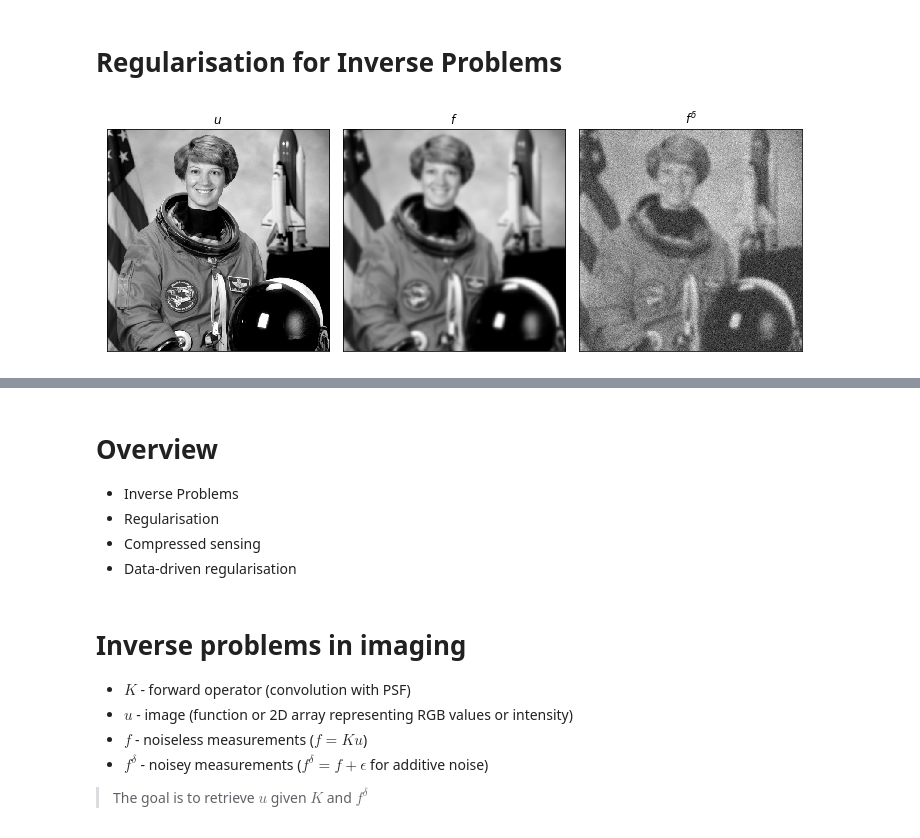
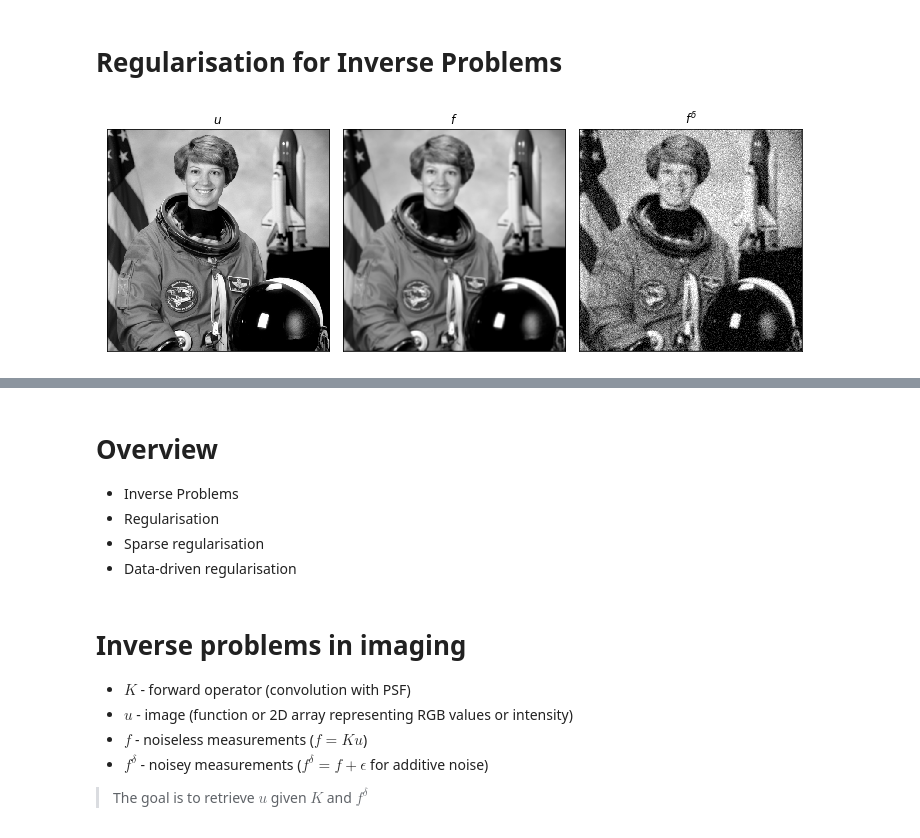
Before and after one commit to TristanvanLeeuwen/Summerschool, a Jupyter notebook: Presentation.ipynb, the cells around one changed output, grey strips where cells are left out. Drawn from its saved outputs; the diff is of its cells as text; code cells hidden in the pictures.

```diff
--- a/Presentation.ipynb
+++ b/Presentation.ipynb
@@ -5,21 +5,26 @@ import numpy as np
 import matplotlib.pyplot as plt
 from skimage.color import rgb2gray
 from skimage import data
-from skimage.filters import gaussian
+from scipy.signal import convolve2d as conv2
 from skimage.util import random_noise
-from skimage.restoration import wiener
+from skimage.restoration import wiener, richardson_lucy
 
 # helper function
-def plot_images(images, titles, fname=[]):
-    n = len(images)
-    fig, ax = plt.subplots(1,n)
+def plot_images(images, titles, fname=[], scale = [0,1]):
+    m = len(images)
+    fig, ax = plt.subplots(1,m)
 
-    for k in range(n):
-        ax[k].set_xticks([])
-        ax[k].set_yticks([])
-        ax[k].imshow(images[k], cmap=plt.cm.gray)
-        ax[k].set_title(titles[k])
-
+    if m > 1:
+        for k in range(m):
+            ax[k].set_xticks([])
+            ax[k].set_yticks([])
+            ax[k].imshow(images[k], cmap=plt.cm.gray, vmin=scale[0], vmax=scale[1])
+            ax[k].set_title(titles[k])
+    else:
+        ax.set_xticks([])
+        ax.set_yticks([])
+        ax.imshow(images[0], cmap=plt.cm.gray, vmin=scale[0], vmax=scale[1])
+        ax.set_title(titles[0])
     fig.set_figwidth(10)
     fig.tight_layout()
 
@@ -28,17 +33,19 @@ def plot_images(images, titles, fname=[]):
 # %%
 # read image
 u = rgb2gray(data.astronaut())
 
 # blur image
-f = gaussian(u,3)
+psf = np.ones((5, 5)) / 25
+f = conv2(u, psf, 'same')
 
 # add_noise
-f_delta = random_noise(f, var = 0.01, clip=False)
+delta = 0.01
+f_delta = random_noise(f, var = delta, clip=False)
 
 # plot
 plot_images([u, f, f_delta], [r'$u$', r'$f$', r'$f^\delta$'], 'example1.png')
 # %% [output]
-[figure, old version]
+[figure, new version]
 # %% [markdown]
 # A typical Inverse Problem ...
 
@@ -48,7 +55,7 @@ plot_images([u, f, f_delta], [r'$u$', r'$f$', r'$f^\delta$'], 'example1.png')
 
 * Inverse Problems
 * Regularisation
-* Compressed sensing
+* Sparse regularisation
 * Data-driven regularisation
 # %% [markdown]
 # Inverse problems in imaging
```
Also changed, not shown: parts of 16 cells of this notebook.
